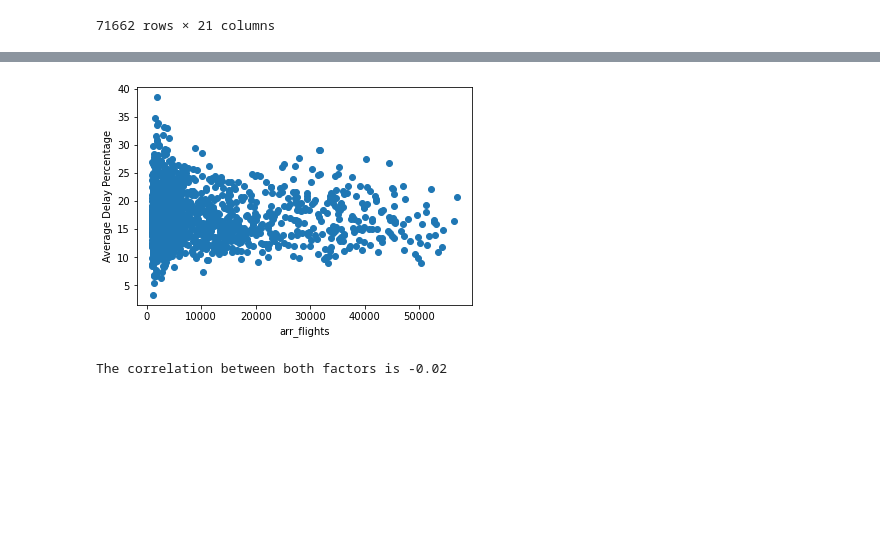
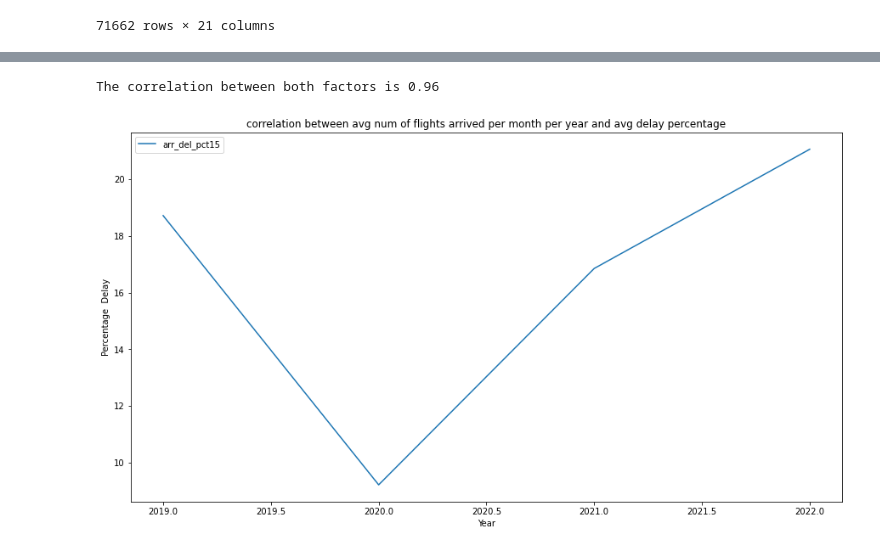
Before and after one commit to SrideviMadduri/project_backup, a Jupyter notebook: Delays.ipynb, the cells around one changed output, grey strips where cells are left out. Cells and saved outputs as stored; diff of their text form; code cells hidden in the pictures; blank space fills up the shorter version.

```diff
--- a/Delays.ipynb
+++ b/Delays.ipynb
@@ -463,10 +460,18 @@ airline_delay_correlation_df = airline_delay_correlation_df[(airline_delay_corre
-# %%
-plt.scatter(airline_delay_correlation_df['arr_flights'],airline_delay_correlation_df['arr_del_pct15'])
-plt.xlabel('arr_flights')
-plt.ylabel('Average Delay Percentage')
-plt.show()
-correlation = st.pearsonr(airline_delay_correlation_df['arr_flights'],airline_delay_correlation_df['arr_del_pct15'])
-print(f"The correlation between both factors is {round(correlation[0],2)}")
-# %% [output]
-[figure, removed]
-The correlation between both factors is -0.02
+# %%
+#correlation between average  number of flights arrived per month per year and average delay percentage.
+
+# Generate a line graph showing changes in percent of each type of delay from 2019 to 2022
+airline_delay_correlation_df_pivot = pd.pivot_table(airline_delay_correlation_df,values="arr_del_pct15",
+                                                    index="year")
+
+ax = airline_delay_correlation_df_pivot.plot(title = "correlation between avg num of flights arrived per month per year and avg delay percentage", kind = "line")
+fig = ax.get_figure()
+fig.set_size_inches(15, 8)
+ax.set_xlabel("Year")
+ax.set_ylabel("Percentage  Delay")
+
+correlation = st.pearsonr(airline_delay_correlation_df['arr_avg_flights_month'],airline_delay_correlation_df['arr_del_pct15'])
+print(f"The correlation between both factors is {round(correlation[0],2)}")
+# %% [output]
+The correlation between both factors is 0.96
+[figure, added]
```
Also changed, not shown: parts of 5 cells of this notebook.
